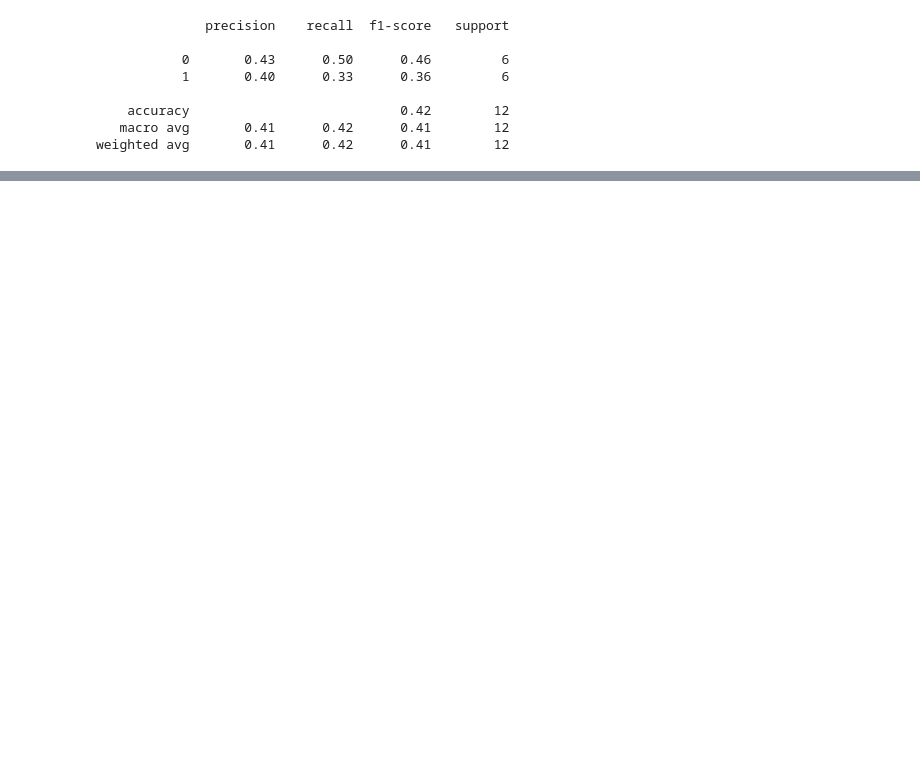
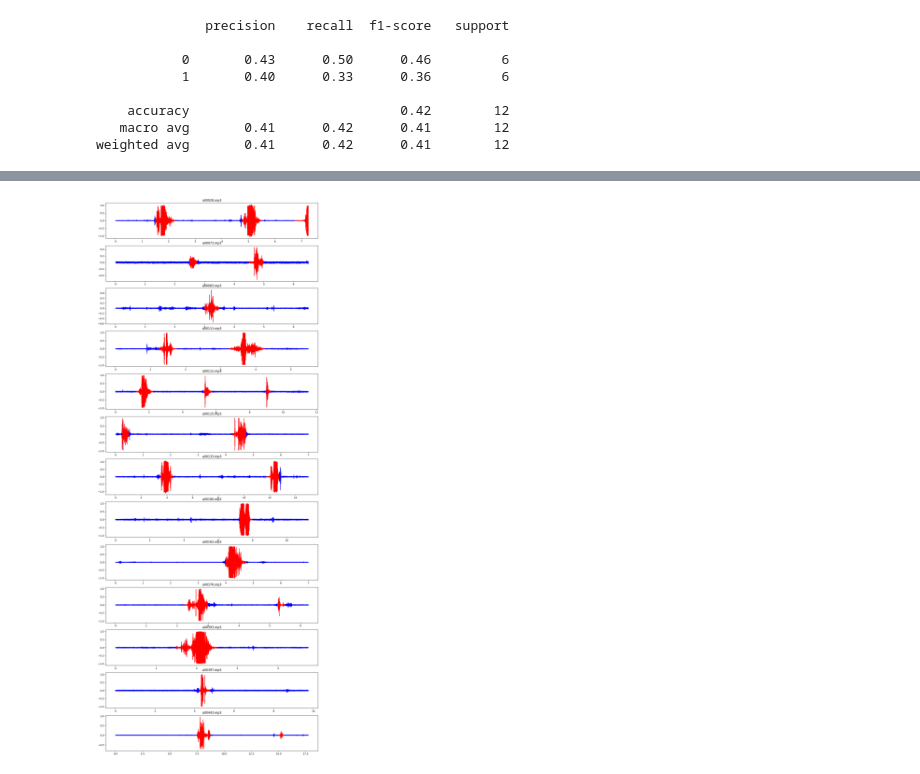
Before and after one commit to jorgechristino/detector_degluticoes_ia, a Jupyter notebook: main.ipynb, the cells around one changed output, grey strips where cells are left out. Saved outputs shown, nothing was run; the diff lists cells and outputs as text; code cells hidden in the pictures; blank space fills up the shorter version.

```diff
--- a/main.ipynb
+++ b/main.ipynb
@@ -196,19 +192,3 @@ print("F1 Score:", f1_rfc)
 
 Método supervisionado:
 F1 Score: 0.8551020408163266
-# %%
-# Juntar o dataframe tutor e o array features em um único dataframe
-df = pd.DataFrame(features, columns=["Feature_" + str(i) for i in range(features.shape[1])])
-df = pd.concat([tutor, df], axis=1)
-df.reset_index(inplace=True)
-
-blocos = []
-for i, row in df.head(50).iterrows():
-    nome = row['File Name'].split('.')[0]
-    out = widgets.Output()
-    with out:
-        display(Image(f'Charts/{nome}.png'))
-        display('Inválido' if row['Label'] == 0 else 'Válido')
-        display(Audio(f'MP3/{nome}.mp3'))
-    blocos.append(out)
-widgets.HBox(blocos)
@@ -283,0 +277,35 @@ NameError: name 'os' is not defined
+# %%
+# Dados de treinamento
+X = []
+for i, linha in enumerate(dados):
+    for _, y in linha:
+        X.append(y)
+
+# Rótulos para cada janela de áudio
+df_y = pd.read_csv('classificacao_janelas.csv')
+df_y = df_y.drop('File Name', axis=1)
+y = df_y.values
+y = np.ravel(np.array(y))
+y = y[~np.isnan(y)]
+
+# Classificador Random Forest
+clf = RandomForestClassifier(random_state=42, max_depth=5)
+
+# Treinando o classificador com os dados de áudio
+clf.fit(X, y)
+
+# Previsões sobre os dados de áudio
+ano = clf.predict(X)
+ano = (ano == 1)
+
+# Plotando os resultados
+fig, ax = plt.subplots(len(dados), 1, figsize=(15, 3*len(dados)))
+n=-1
+for i, linha in enumerate(dados):
+    ax[i].set_title(audios_list[i])
+    for x, y in linha:
+        n+=1
+        ax[i].plot(x, y, color='red' if ano[n] else 'blue')
+plt.show()
+# %% [output]
+[figure, added]
```
Also changed, not shown: parts of 8 cells of this notebook, 3 other files.
